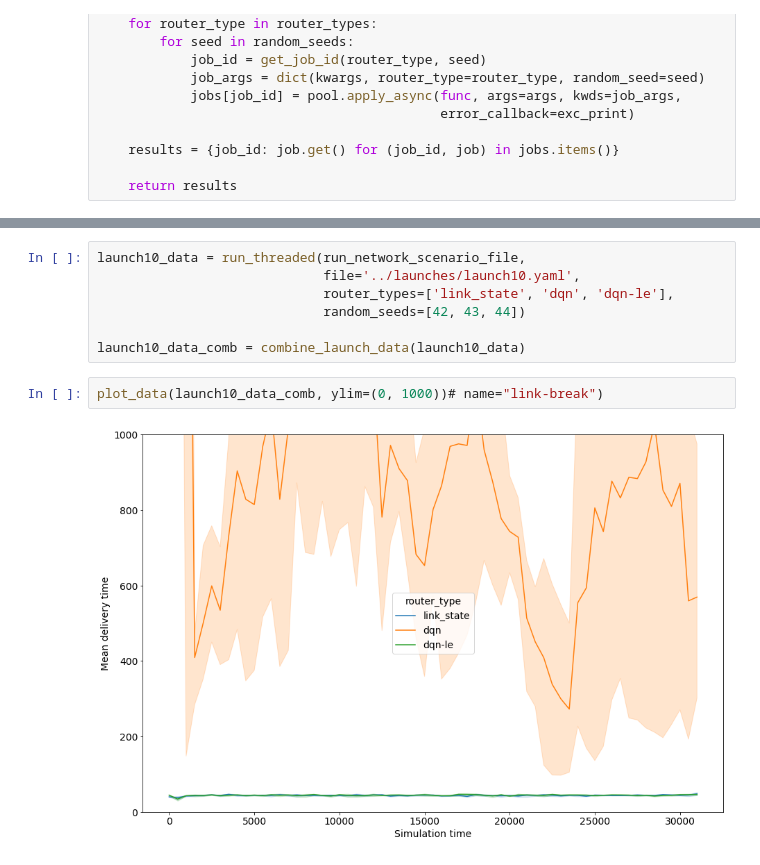
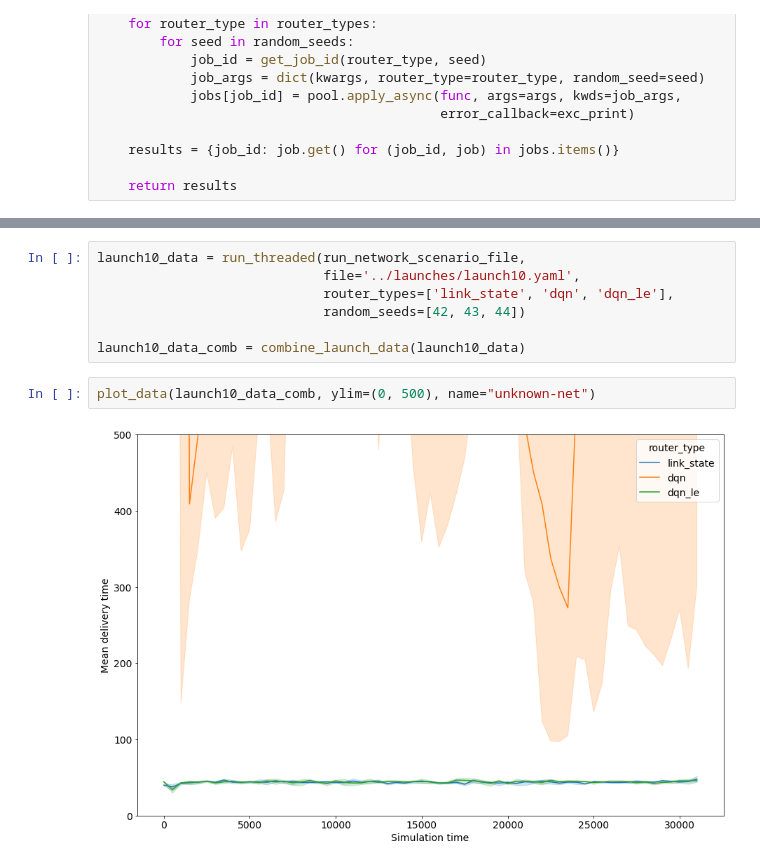
Before and after one commit to vpunch/routesim, a Jupyter notebook: notebooks/run_simulation.ipynb, the cells around one changed output, grey strips where cells are left out. Cells and saved outputs as stored; diff of their text form.

```diff
--- a/notebooks/run_simulation.ipynb
+++ b/notebooks/run_simulation.ipynb
@@ -156,11 +157,11 @@ plot_data(launch8_data_comb)# name="link-break")
 # %%
 launch10_data = run_threaded(run_network_scenario_file,
                              file='../launches/launch10.yaml',
-                             router_types=['link_state', 'dqn', 'dqn-le'],
+                             router_types=['link_state', 'dqn', 'dqn_le'],
                              random_seeds=[42, 43, 44])
 
 launch10_data_comb = combine_launch_data(launch10_data)
 # %%
-plot_data(launch10_data_comb, ylim=(0, 1000))# name="link-break")
+plot_data(launch10_data_comb, ylim=(0, 500), name="unknown-net")
 # %% [output]
-[figure, old version]
+[figure, new version]
```
Also changed, not shown: parts of 6 cells of this notebook, 35 other files.
